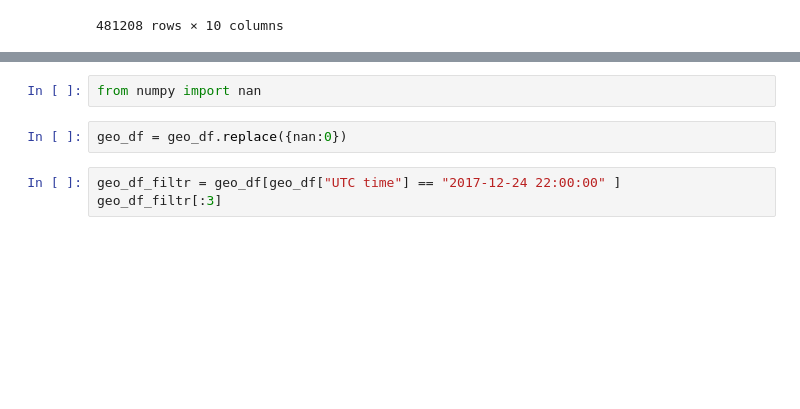
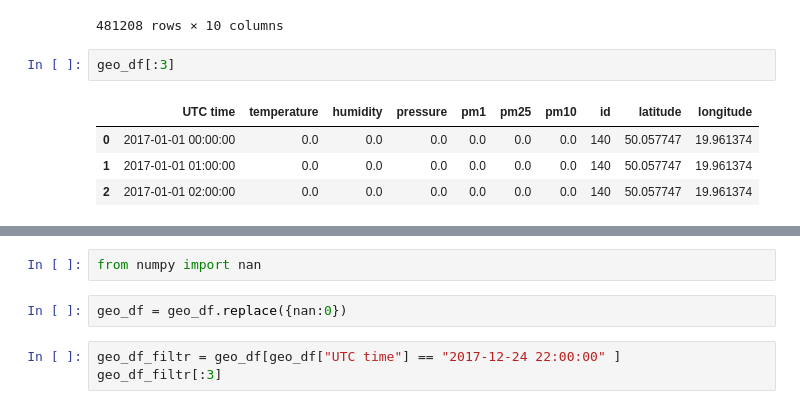
Before and after one commit to ciepielajan/SDA_SMOG_Wawelski, a Jupyter notebook: Jan/folium_HeatMap.ipynb, the cells around one changed output, grey strips where cells are left out. Saved outputs shown, nothing was run; the diff lists cells and outputs as text; blank space fills up the shorter version.

```diff
--- a/Jan/folium_HeatMap.ipynb
+++ b/Jan/folium_HeatMap.ipynb
@@ -216,3 +232,10 @@ geo_df
 | 481206 | 2017-12-24 23:00:00 | 5.0 | 85.0 | 101837.0 | 10.0 | 12.0 | 21.0 | 895 | 50.084966 | 19.877998 |
 | 481207 | 2017-12-25 00:00:00 | 5.0 | 85.0 | 101840.0 | 10.0 | 11.0 | 20.0 | 895 | 50.084966 | 19.877998 |
 481208 rows × 10 columns
+# %%
+geo_df[:3]
+# %% [output]
+|  | UTC time | temperature | humidity | pressure | pm1 | pm25 | pm10 | id | latitude | longitude |
+| 0 | 2017-01-01 00:00:00 | 0.0 | 0.0 | 0.0 | 0.0 | 0.0 | 0.0 | 140 | 50.057747 | 19.961374 |
+| 1 | 2017-01-01 01:00:00 | 0.0 | 0.0 | 0.0 | 0.0 | 0.0 | 0.0 | 140 | 50.057747 | 19.961374 |
+| 2 | 2017-01-01 02:00:00 | 0.0 | 0.0 | 0.0 | 0.0 | 0.0 | 0.0 | 140 | 50.057747 | 19.961374 |
```
Also changed, not shown: parts of 6 cells of this notebook.
